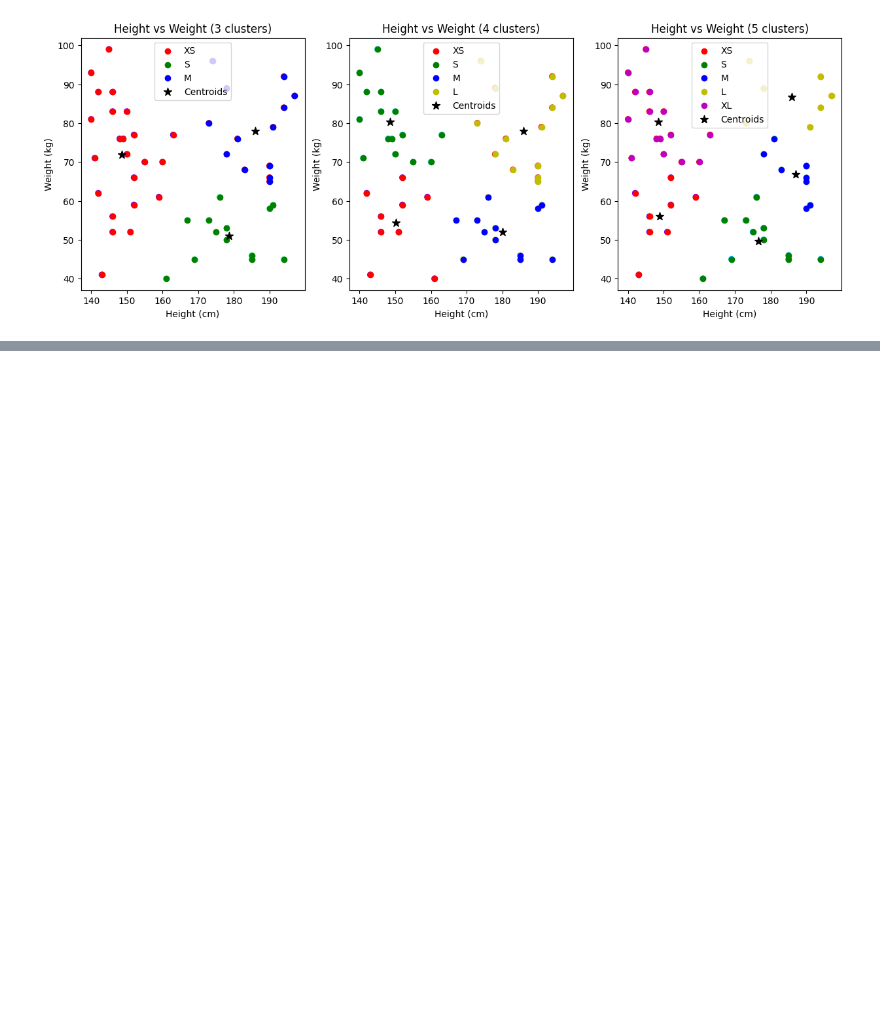
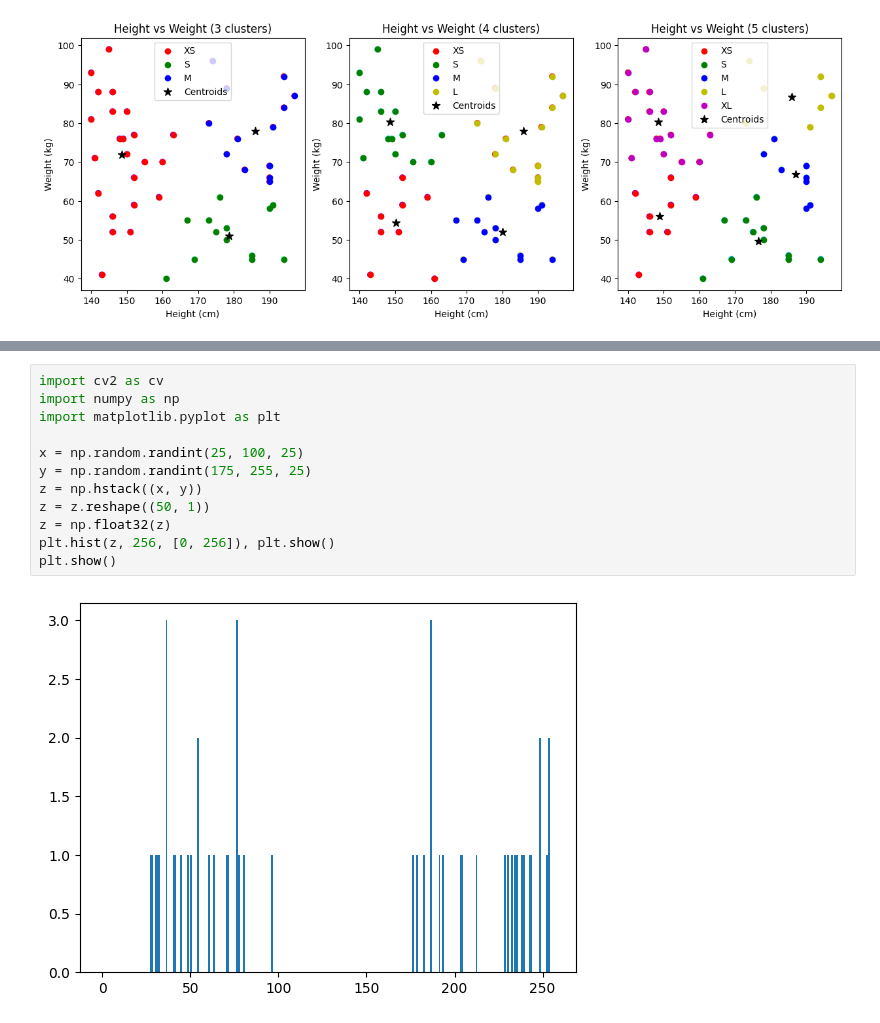
Before and after one commit to AlrIsmail/robotics_fundamentals, a Jupyter notebook: opencv_ml.ipynb, the cells around one changed output, grey strips where cells are left out. Cells and saved outputs as stored; diff of their text form; blank space fills up the shorter version.

```diff
--- a/opencv_ml.ipynb
+++ b/opencv_ml.ipynb
@@ -485,0 +529,14 @@ The performance of k-means clustering algorithm depends upon the value of k. So,
+# %%
+import cv2 as cv
+import numpy as np
+import matplotlib.pyplot as plt
+
+x = np.random.randint(25, 100, 25)
+y = np.random.randint(175, 255, 25)
+z = np.hstack((x, y))
+z = z.reshape((50, 1))
+z = np.float32(z)
+plt.hist(z, 256, [0, 256]), plt.show()
+plt.show()
+# %% [output]
+[figure, added]
```
Also changed, not shown: parts of 7 cells of this notebook.
